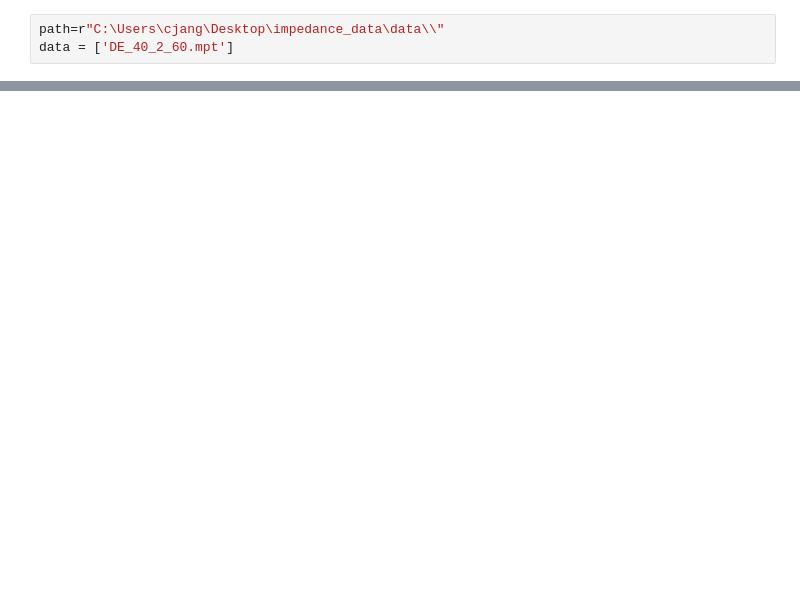
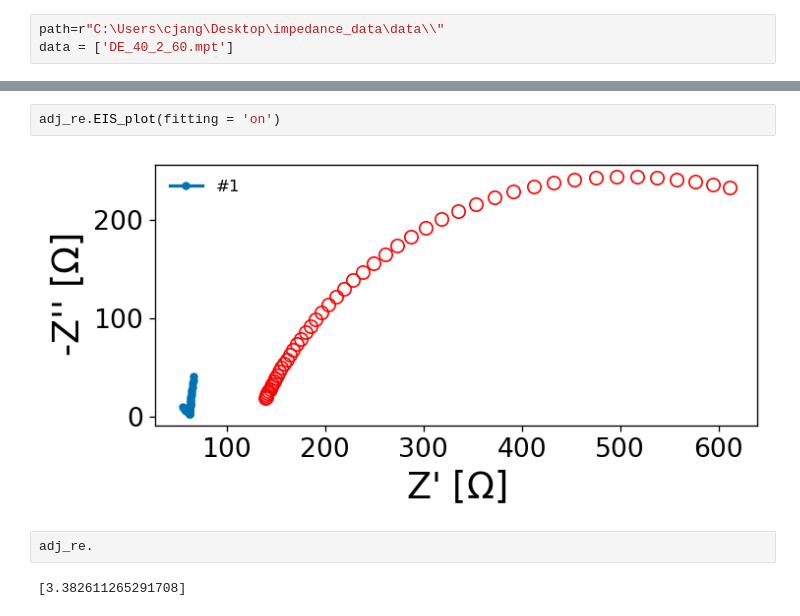
Before and after one commit to WildcatDiscovery/Kyler_Speed_Circuit, a Jupyter notebook: python_notebooks/linear_kk.ipynb, the cells around one changed output, grey strips where cells are left out. Drawn from its saved outputs; the diff is of its cells as text; blank space fills up the shorter version.

```diff
--- a/python_notebooks/linear_kk.ipynb
+++ b/python_notebooks/linear_kk.ipynb
@@ -45,0 +76,8 @@ mpt_data.Lin_KK(plot='w_data')
+# %%
+adj_re.EIS_plot(fitting = 'on')
+# %% [output]
+[figure, added]
+# %%
+adj_re.
+# %% [output]
+[3.382611265291708]
```
Also changed, not shown: parts of 11 cells of this notebook.
